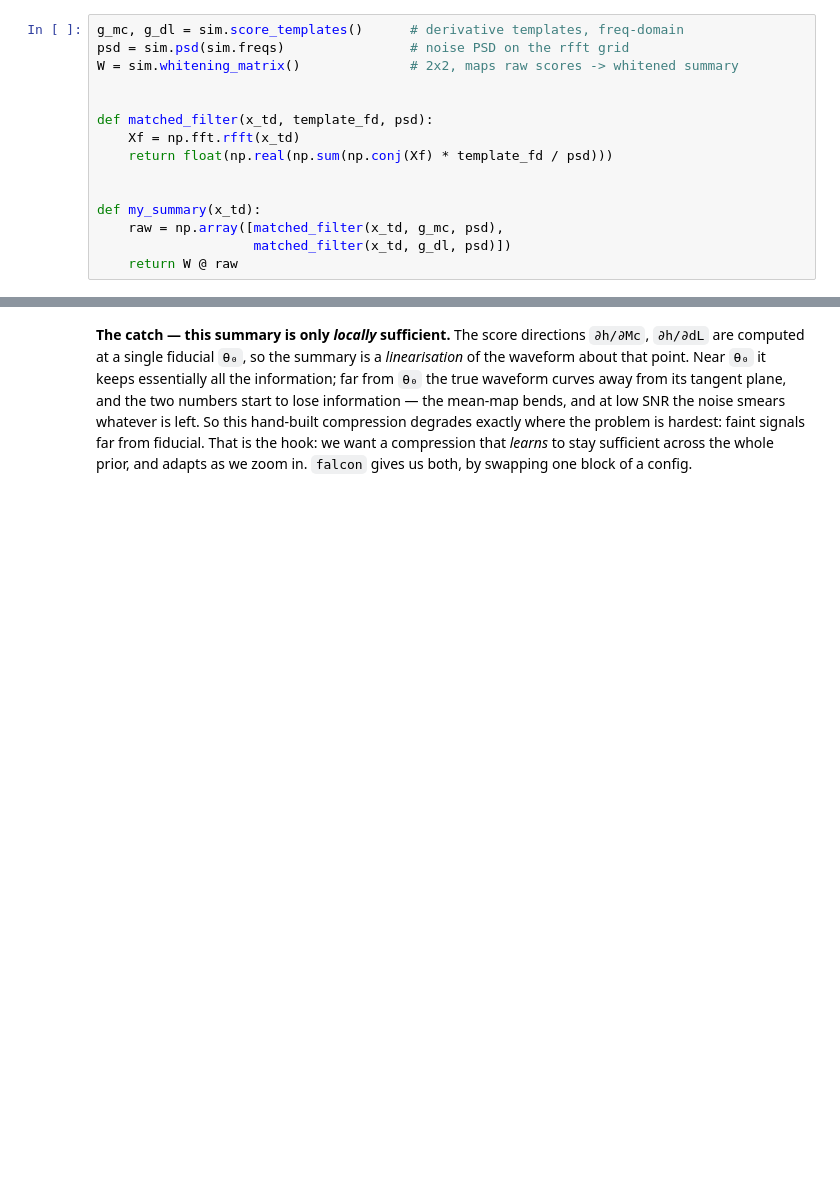
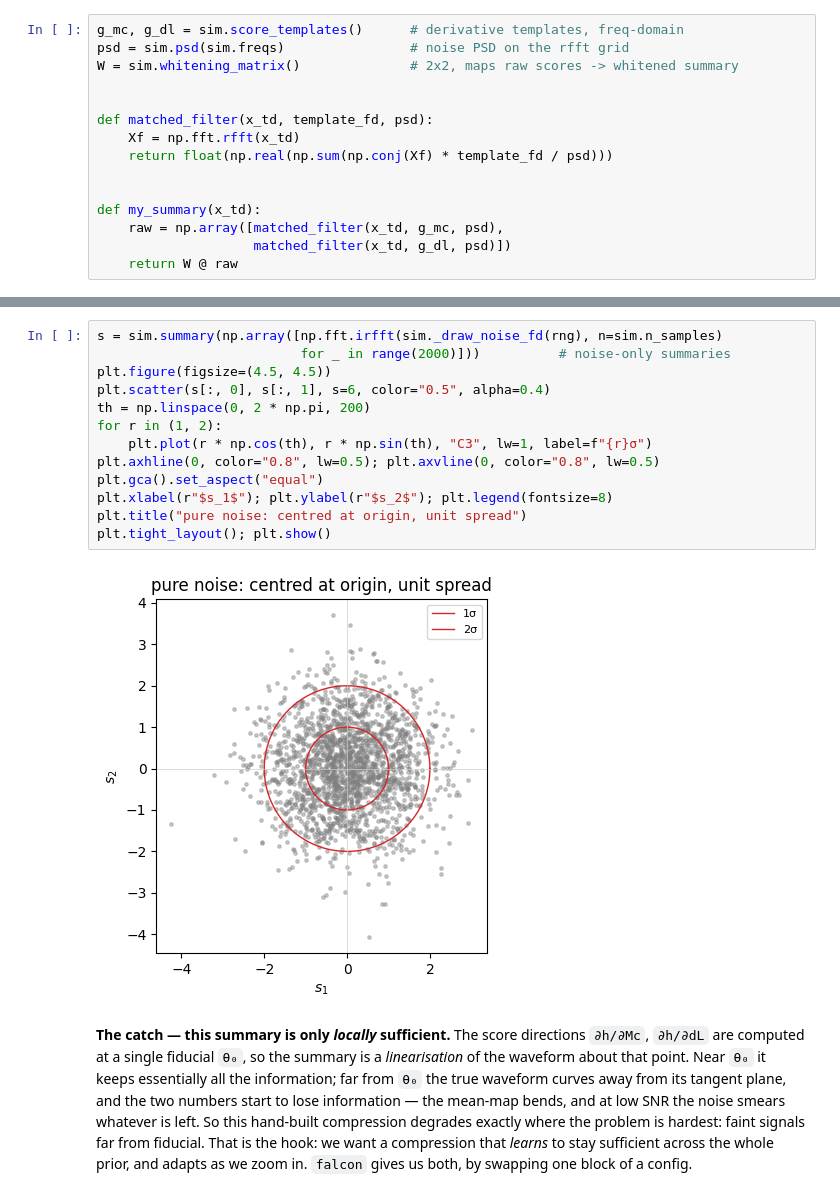
Before and after one commit to chreissel/sbi-tutorial-iaifi26, a Jupyter notebook: 02_gw_falcon_solutions.ipynb, the cells around one changed output, grey strips where cells are left out. Saved outputs shown, nothing was run; the diff lists cells and outputs as text; blank space fills up the shorter version.

```diff
--- a/02_gw_falcon_solutions.ipynb
+++ b/02_gw_falcon_solutions.ipynb
@@ -178,3 +201,18 @@ fig.tight_layout(); plt.show()
+# %%
+s = sim.summary(np.array([np.fft.irfft(sim._draw_noise_fd(rng), n=sim.n_samples)
+                          for _ in range(2000)]))          # noise-only summaries
+plt.figure(figsize=(4.5, 4.5))
+plt.scatter(s[:, 0], s[:, 1], s=6, color="0.5", alpha=0.4)
+th = np.linspace(0, 2 * np.pi, 200)
+for r in (1, 2):
+    plt.plot(r * np.cos(th), r * np.sin(th), "C3", lw=1, label=f"{r}σ")
+plt.axhline(0, color="0.8", lw=0.5); plt.axvline(0, color="0.8", lw=0.5)
+plt.gca().set_aspect("equal")
+plt.xlabel(r"$s_1$"); plt.ylabel(r"$s_2$"); plt.legend(fontsize=8)
+plt.title("pure noise: centred at origin, unit spread")
+plt.tight_layout(); plt.show()
+# %% [output]
+[figure, added]
 # %% [markdown]
 **The catch — this summary is only *locally* sufficient.** The score
 directions `∂h/∂Mc`, `∂h/∂dL` are computed at a single fiducial `θ₀`, so the
```
Also changed, not shown: parts of 16 cells of this notebook.
